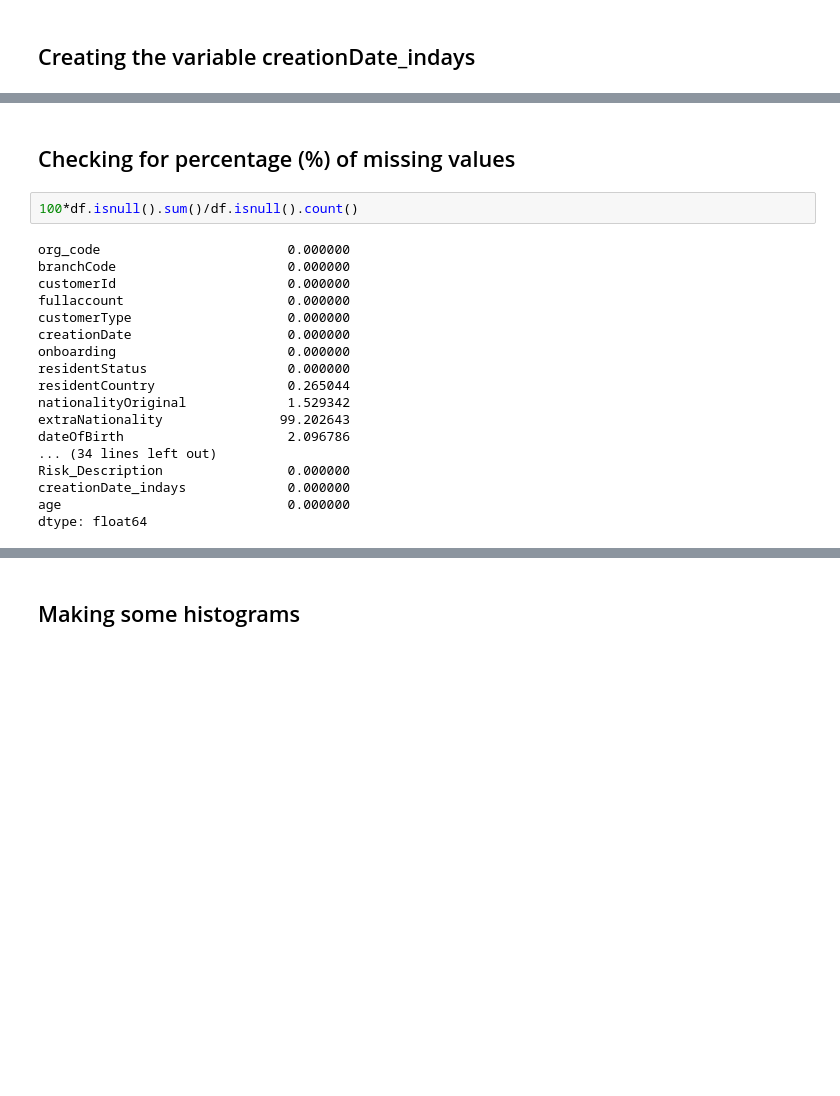
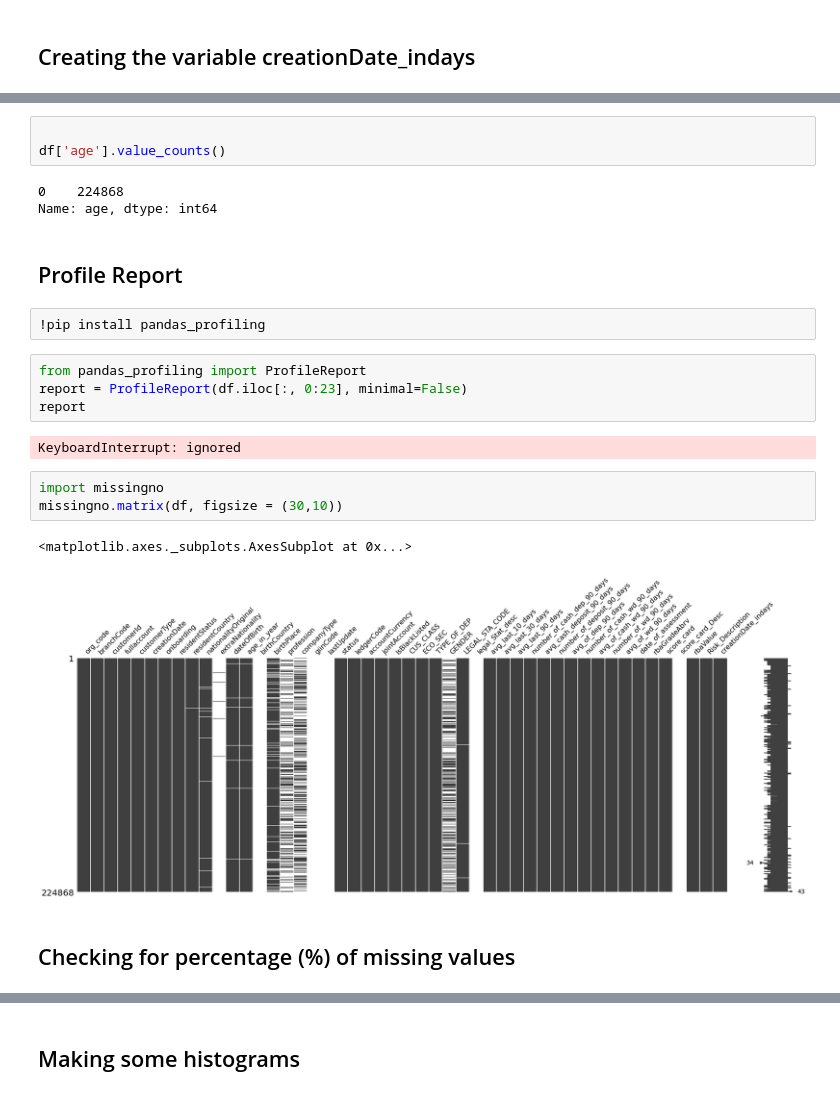
Before and after one commit to iOrevir/EDA_FeatureEngineering, a Jupyter notebook: IE_GROUP_VIDEO_RBA_KYC_STARTERCODE_V3.ipynb, the cells around one changed output, grey strips where cells are left out. Drawn from its saved outputs; the diff is of its cells as text; blank space fills up the shorter version.

```diff
--- a/IE_GROUP_VIDEO_RBA_KYC_STARTERCODE_V3.ipynb
+++ b/IE_GROUP_VIDEO_RBA_KYC_STARTERCODE_V3.ipynb
@@ -93,22 +193,24 @@ UnboundLocalError: local variable 'r' referenced before assignment
+# %%
+
+df['age'].value_counts()
+# %% [output]
+0    224868
+Name: age, dtype: int64
+# %% [markdown]
+## Profile Report
+# %%
+!pip install pandas_profiling
+# %%
+from pandas_profiling import ProfileReport
+report = ProfileReport(df.iloc[:, 0:23], minimal=False)
+report
+# %% [output]
+KeyboardInterrupt: ignored
+# %%
+import missingno
+missingno.matrix(df, figsize = (30,10))
+# %% [output]
+<matplotlib.axes._subplots.AxesSubplot at 0x...>
+[figure, added]
 # %% [markdown]
 ## Checking for percentage (%) of missing values
-# %%
-100*df.isnull().sum()/df.isnull().count()
-# %% [output]
-org_code                        0.000000
-branchCode                      0.000000
-customerId                      0.000000
-fullaccount                     0.000000
-customerType                    0.000000
-creationDate                    0.000000
-onboarding                      0.000000
-residentStatus                  0.000000
-residentCountry                 0.265044
-nationalityOriginal             1.529342
-extraNationality               99.202643
-dateOfBirth                     2.096786
-... (34 lines left out)
-Risk_Description                0.000000
-creationDate_indays             0.000000
-age                             0.000000
-dtype: float64
```
Also changed, not shown: parts of 41 cells of this notebook.
